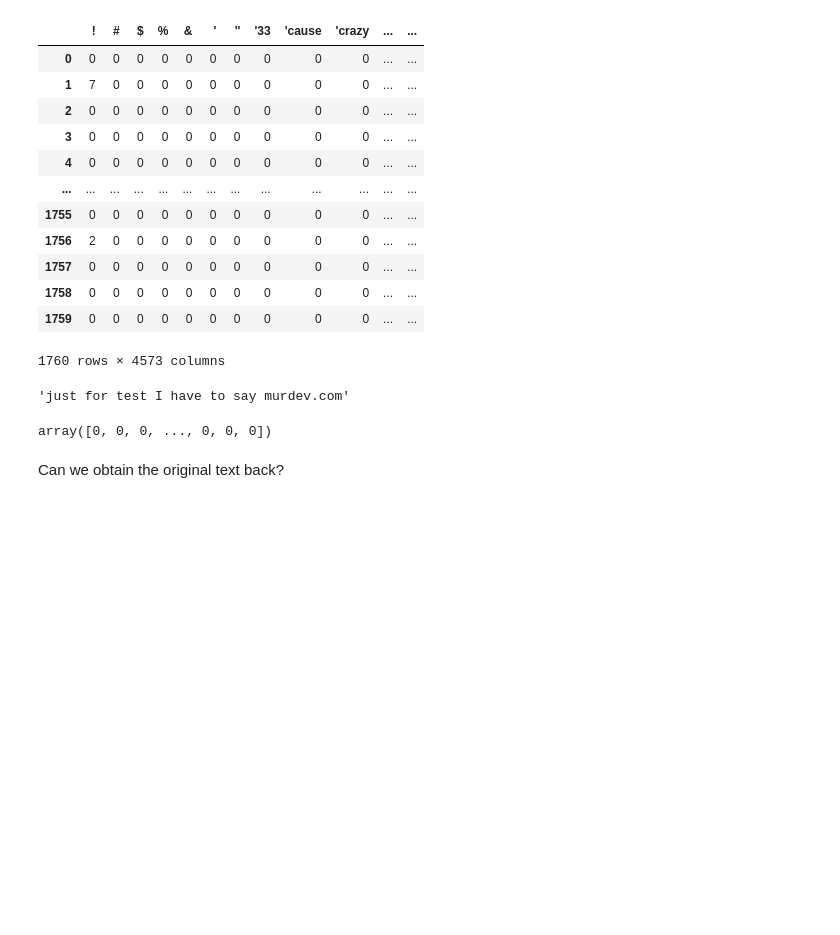
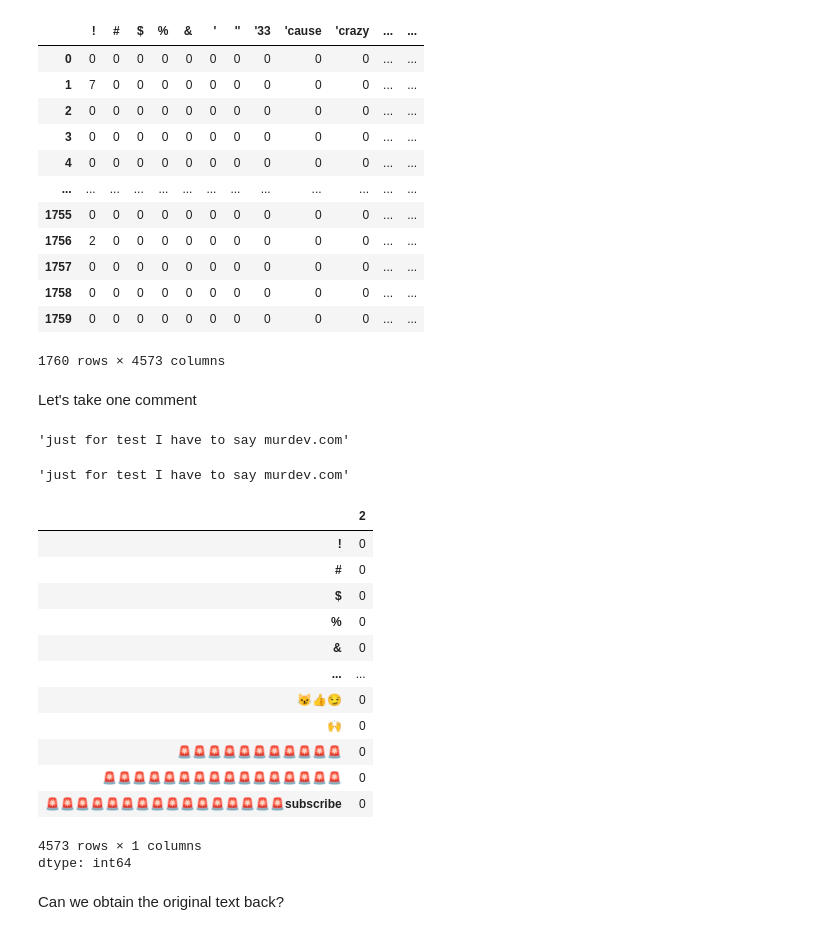
Before and after one commit to elhamod/BA820, a Jupyter notebook: Text_Mining/Text_Analysis_Basics.ipynb, the cells around one changed output. Drawn from its saved outputs; the diff is of its cells as text; code cells hidden in the pictures; blank space fills up the shorter version.

```diff
--- a/Text_Mining/Text_Analysis_Basics.ipynb
+++ b/Text_Mining/Text_Analysis_Basics.ipynb
@@ -302,4 +330,12 @@ data_vectorized_df
 | 1758 | 0 | 0 | 0 | 0 | 0 | 0 | 0 | 0 | 0 | 0 | ... | ... |
 | 1759 | 0 | 0 | 0 | 0 | 0 | 0 | 0 | 0 | 0 | 0 | ... | ... |
 1760 rows × 4573 columns
+# %% [markdown]
+Let's take one comment
+# %%
+index = 2
+
+text_df.iloc[index]["CONTENT"]
+# %% [output]
+'just for test I have to say murdev.com'
 # %%
@@ -307,9 +343,22 @@ text_df["CONTENT"].iloc[2]
 # %% [output]
 'just for test I have to say murdev.com'
 # %%
-data_vectorized_df.iloc[2].values
+data_vectorized_df.iloc[index]
 # %% [output]
+|  | 2 |
+| ! | 0 |
+| # | 0 |
+| $ | 0 |
+| % | 0 |
+| & | 0 |
+| ... | ... |
+| 😼👍😏 | 0 |
+| 🙌﻿ | 0 |
+| 🚨🚨🚨🚨🚨🚨🚨🚨🚨🚨🚨﻿ | 0 |
+| 🚨🚨🚨🚨🚨🚨🚨🚨🚨🚨🚨🚨🚨🚨🚨🚨 | 0 |
+| 🚨🚨🚨🚨🚨🚨🚨🚨🚨🚨🚨🚨🚨🚨🚨🚨subscribe | 0 |
-array([0, 0, 0, ..., 0, 0, 0])
+4573 rows × 1 columns
+dtype: int64
 # %% [markdown]
 Can we obtain the original text back?
 # %%
```
Also changed, not shown: parts of 12 cells of this notebook.
